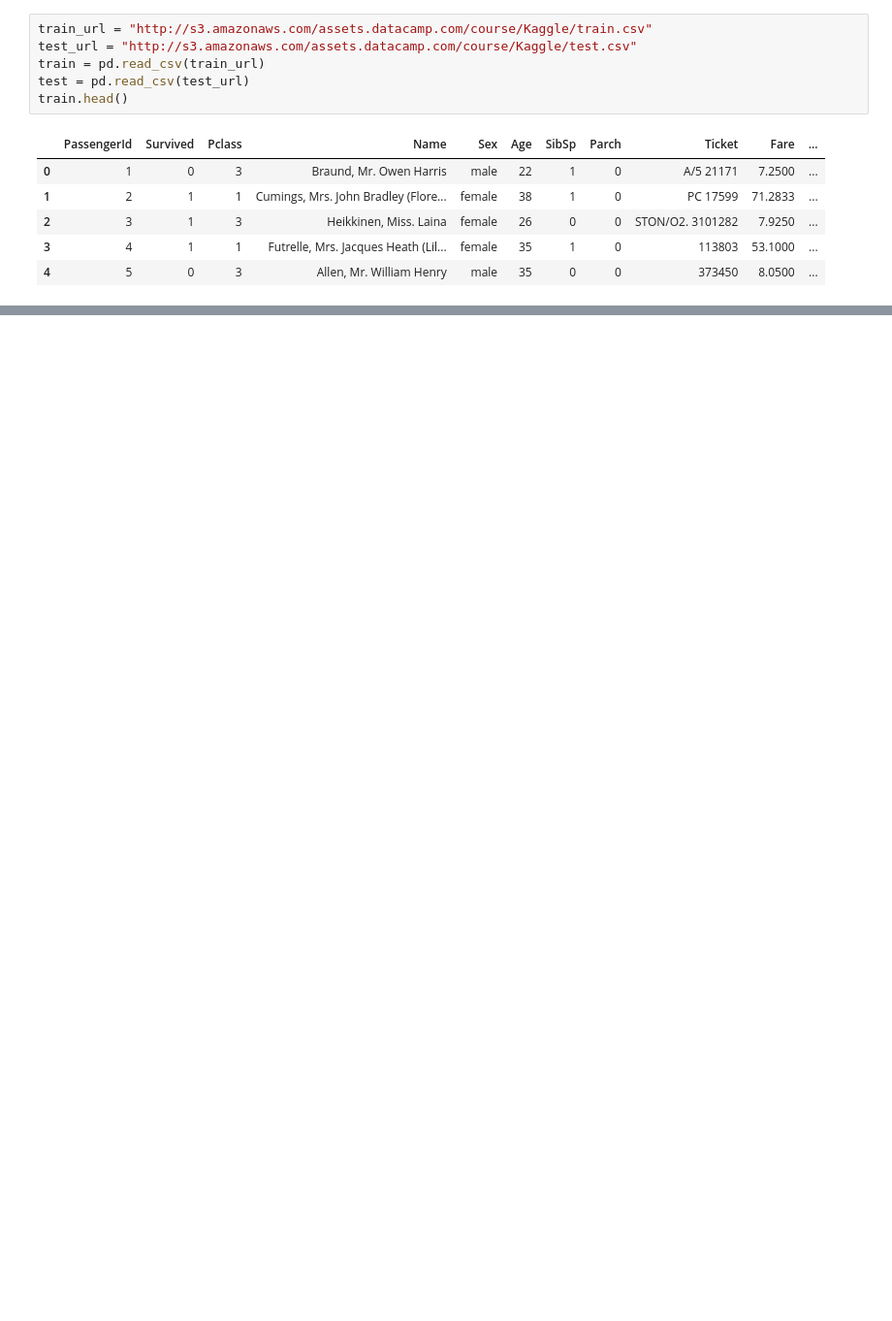
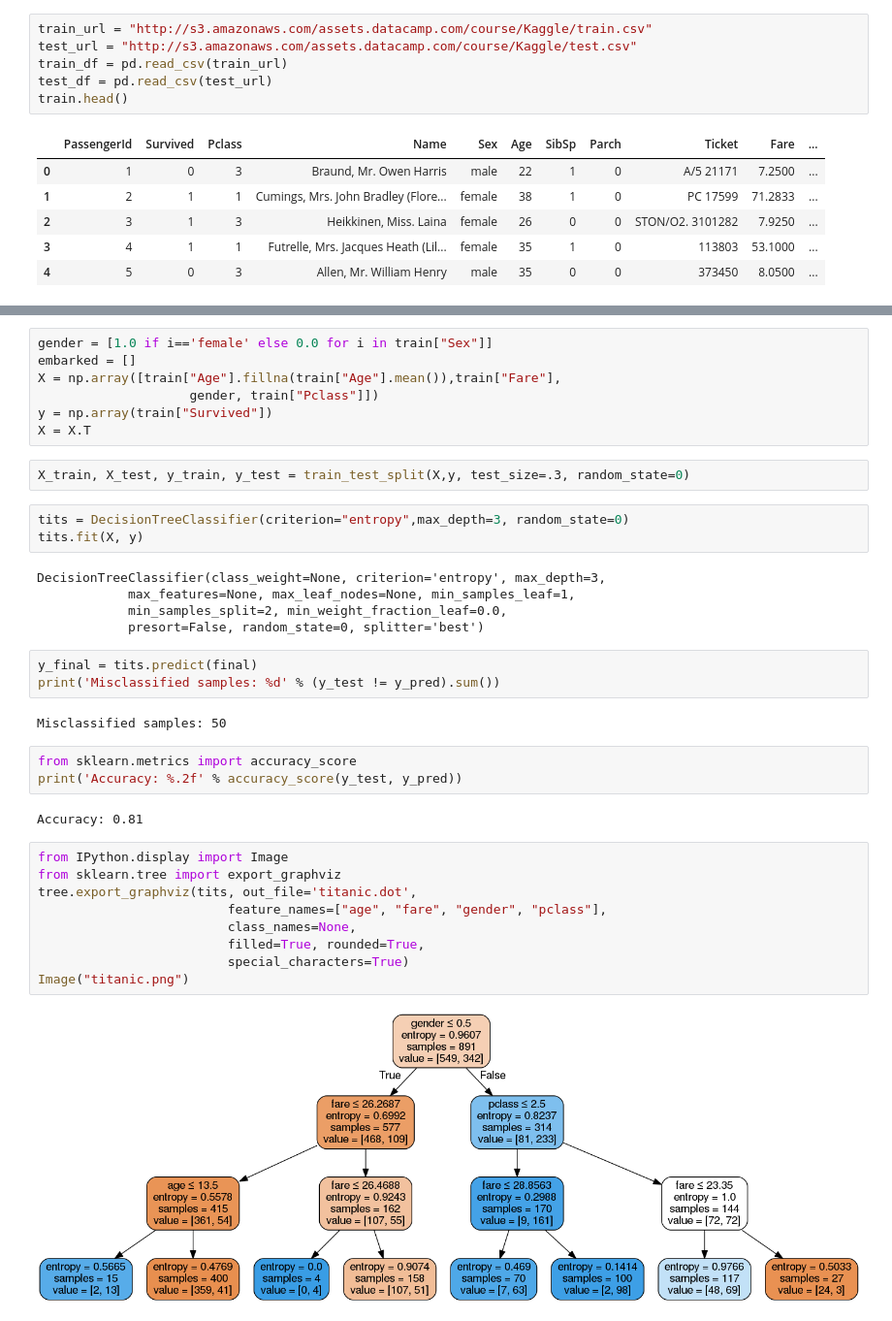
Before and after one commit to reinka/coding, a Jupyter notebook: MachineLearning/Python Machine Learning/chapter3/Titanic.ipynb, the cells around one changed output, grey strips where cells are left out. Shown: that part at 97% size. Drawn from its saved outputs; the diff is of its cells as text; blank space fills up the shorter version.

Commit message:
Decision Tree and Random Forest on Kaggle Titanic Data Set

```diff
--- a/MachineLearning/Python Machine Learning/chapter3/Titanic.ipynb
+++ b/MachineLearning/Python Machine Learning/chapter3/Titanic.ipynb
@@ -10,8 +11,8 @@ Populating the interactive namespace from numpy and matplotlib
 # %%
 train_url = "http://s3.amazonaws.com/assets.datacamp.com/course/Kaggle/train.csv"
 test_url = "http://s3.amazonaws.com/assets.datacamp.com/course/Kaggle/test.csv"
-train = pd.read_csv(train_url)
-test = pd.read_csv(test_url)
+train_df = pd.read_csv(train_url)
+test_df = pd.read_csv(test_url)
 train.head()
 # %% [output]
 |  | PassengerId | Survived | Pclass | Name | Sex | Age | SibSp | Parch | Ticket | Fare | ... |
@@ -22,0 +39,38 @@ train.head()
+# %%
+gender = [1.0 if i=='female' else 0.0 for i in train["Sex"]]
+embarked = []
+X = np.array([train["Age"].fillna(train["Age"].mean()),train["Fare"],
+                    gender, train["Pclass"]])
+y = np.array(train["Survived"])
+X = X.T
+# %%
+X_train, X_test, y_train, y_test = train_test_split(X,y, test_size=.3, random_state=0)
+# %%
+tits = DecisionTreeClassifier(criterion="entropy",max_depth=3, random_state=0)
+tits.fit(X, y)
+# %% [output]
+DecisionTreeClassifier(class_weight=None, criterion='entropy', max_depth=3,
+            max_features=None, max_leaf_nodes=None, min_samples_leaf=1,
+            min_samples_split=2, min_weight_fraction_leaf=0.0,
+            presort=False, random_state=0, splitter='best')
+# %%
+y_final = tits.predict(final)
+print('Misclassified samples: %d' % (y_test != y_pred).sum())
+# %% [output]
+Misclassified samples: 50
+# %%
+from sklearn.metrics import accuracy_score
+print('Accuracy: %.2f' % accuracy_score(y_test, y_pred))
+# %% [output]
+Accuracy: 0.81
+# %%
+from IPython.display import Image
+from sklearn.tree import export_graphviz
+tree.export_graphviz(tits, out_file='titanic.dot',
+                         feature_names=["age", "fare", "gender", "pclass"],
+                         class_names=None,
+                         filled=True, rounded=True,
+                         special_characters=True)
+Image("titanic.png")
+# %% [output]
+[figure, added]
```
Also changed, not shown: parts of 14 cells of this notebook, 2 other files.
